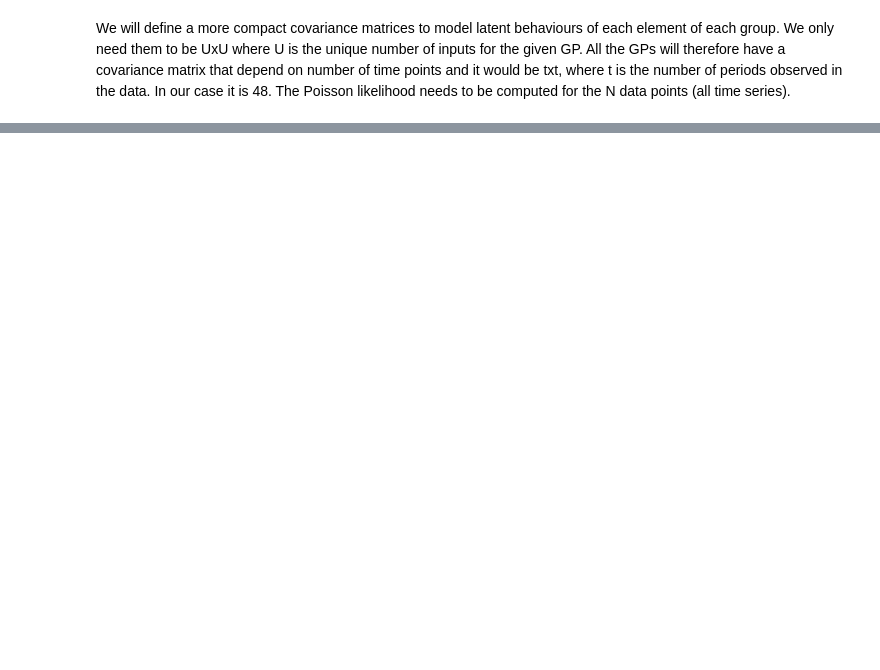
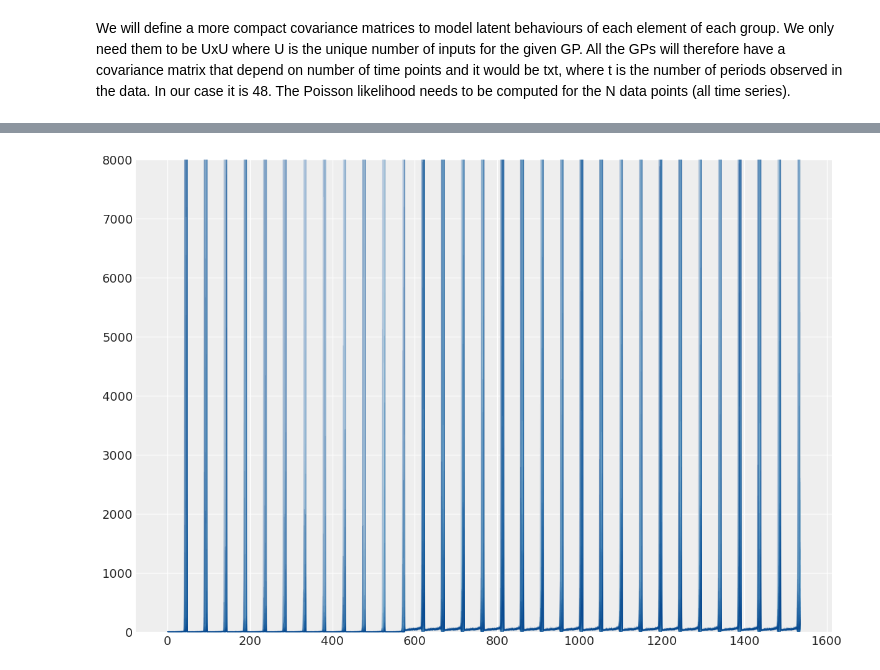
Before and after one commit to luisroque/Time-Series-Statistical-Models-Experiments, a Jupyter notebook: PhD_GP_ImprovedPerformance.ipynb, the cells around one changed output, grey strips where cells are left out. Saved outputs shown, nothing was run; the diff lists cells and outputs as text; code cells hidden in the pictures; blank space fills up the shorter version.

```diff
--- a/PhD_GP_ImprovedPerformance.ipynb
+++ b/PhD_GP_ImprovedPerformance.ipynb
@@ -161,7 +143,5 @@ y_ = y_.T.ravel()
 # %% [markdown]
 We will define a more compact covariance matrices to model latent behaviours of each element of each group. We only need them to be UxU where U is the unique number of inputs for the given GP. All the GPs will therefore have a covariance matrix that depend on number of time points and it would be txt, where t is the number of periods observed in the data. In our case it is 48. The Poisson likelihood needs to be computed for the N data points (all time series).
-# %%
-X = np.arange(n).reshape(-1,1)
 # %%
 fem_idx = (gender_idx +1)%2
 mal_idx = gender_idx
@@ -387,0 +393,39 @@ plt.ylim(0,1000);
+# %%
+# Generate forecasts for all series
+y_pred_new=[]
+with model_h_cox_gp_cor:
+    f_pred_fem = gp_fem.conditional('f_pred_fem', Xnew=X_new)
+    f_pred_mal = gp_fem.conditional('f_pred_mal', Xnew=X_new)
+    f_pred_sen = gp_rem.conditional('f_pred_sen', Xnew=X_new)
+    f_pred_rem = gp_rem.conditional('f_pred_rem', Xnew=X_new)
+    f_pred_nsw = gp_nsw.conditional('f_pred_nsw', Xnew=X_new)
+    f_pred_wa = gp_nsw.conditional('f_pred_wa', Xnew=X_new)
+    f_pred_sa = gp_nsw.conditional('f_pred_sa', Xnew=X_new)
+
+    f_pred = (tt.tile(f_pred_fem, (s,)) * fem_idx
+         + tt.tile(f_pred_mal, (s,)) * mal_idx
+         + tt.tile(f_pred_sen, (s,)) * sen_idx
+         + tt.tile(f_pred_rem, (s,)) * rem_idx
+         + tt.tile(f_pred_nsw, (s,)) * nsw_idx
+         + tt.tile(f_pred_wa, (s,)) * wa_idx
+         + tt.tile(f_pred_sa, (s,)) * sa_idx
+        )
+
+    y_pred_new = pm.Poisson("y_pred_new",
+                            mu=pm.math.exp(f_pred + a0[n_series_idx]),
+                            shape=n*s)
+# %%
+with model_h_cox_gp_cor:
+    pred_samples = pm.sample_posterior_predictive([mp],
+                                                  vars=[y_pred_new],
+                                                  samples=100)
+# %%
+fig, ax = plt.subplots(figsize=(12,8))
+ax = np.ravel(ax)
+ax = fig.gca()
+
+plot_gp_dist(ax, pred_samples['y_pred_new'], np.arange(n*s), palette="Blues", fill_alpha=0.1, samples_alpha=0.1);
+#plt.plot(np.arange(n),y[:,0])
+plt.ylim(0,8000);
+# %% [output]
+[figure, added]
```
Also changed, not shown: parts of 16 cells of this notebook.
